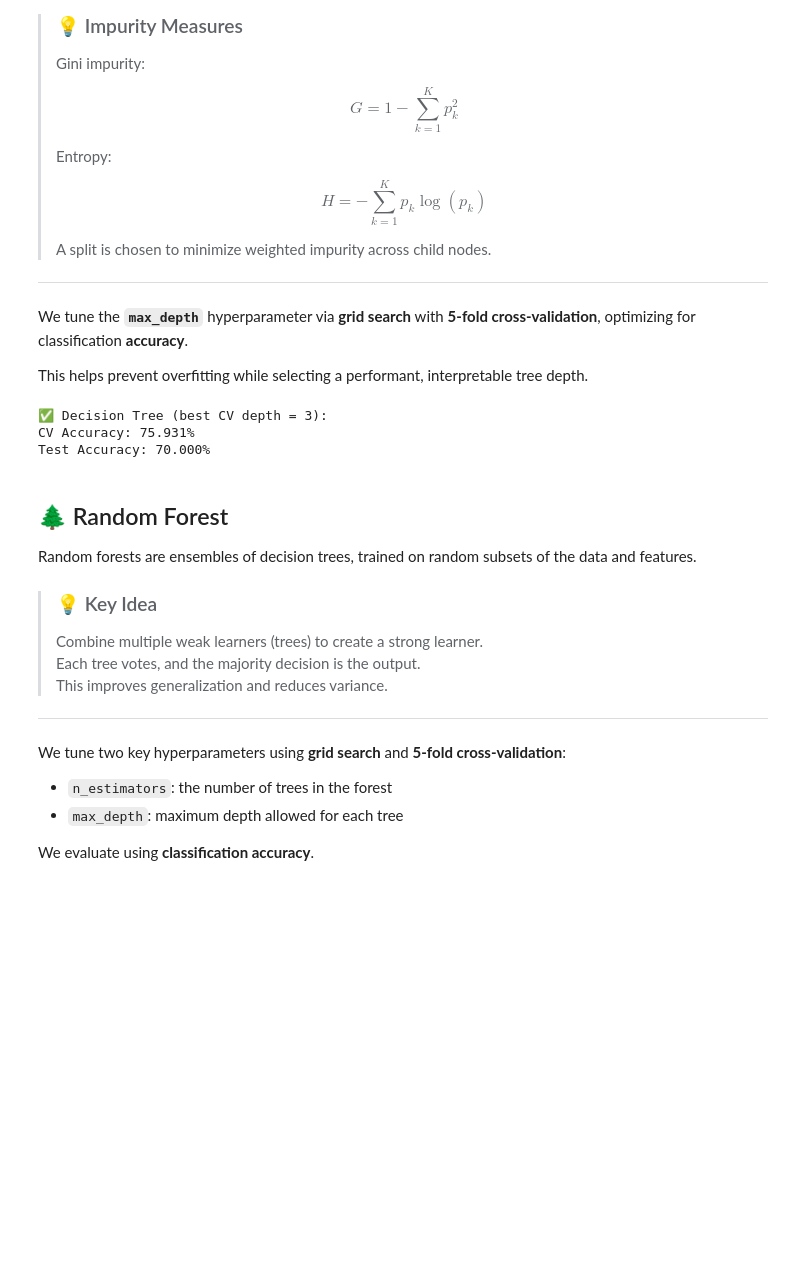
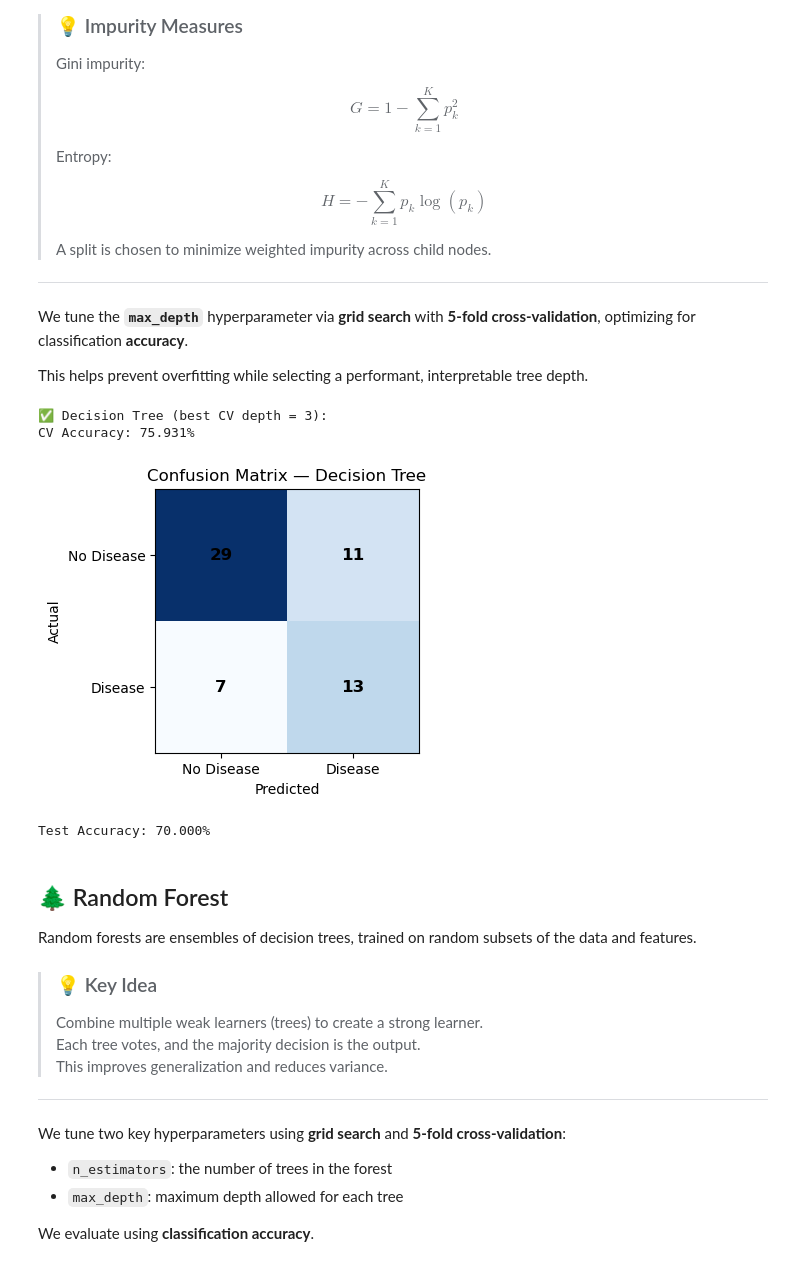
Before and after one commit to christian-hobelsberger/Heart_Disease_Interpretability, a Jupyter notebook: Heart_Disease_Interpretability.ipynb, the cells around one changed output. Saved outputs shown, nothing was run; the diff lists cells and outputs as text; code cells hidden in the pictures; blank space fills up the shorter version.

```diff
--- a/Heart_Disease_Interpretability.ipynb
+++ b/Heart_Disease_Interpretability.ipynb
@@ -270,25 +277,27 @@ This helps prevent overfitting while selecting a performant, interpretable tree
 # %%
 # Grid search for best tree depth using cross-validation
 param_grid = {"max_depth": [2, 3, 4, 5, 6]}
 best_tree, best_params, best_score = grid_search_cv(
     ModelClass=DecisionTree,
     param_grid=param_grid,
     X=X_train,
     y=y_train,
     metric_fn=accuracy,
     k=5,
     seed=42
 )
 
 # Evaluate best model on test set
 y_pred_tree = best_tree.predict(X_test)
 print(f"✅ Decision Tree (best CV depth = {best_params['max_depth']}):")
 print(f"CV Accuracy: {best_score:.3f}%")
+plot_confusion_matrix(y_test, y_pred_tree, model_name="Decision Tree", save_path="assets/decision_tree_confusion_matrix.png")
 print(f"Test Accuracy: {accuracy(y_test, y_pred_tree):.3f}%")
 # %% [output]
 ✅ Decision Tree (best CV depth = 3):
 CV Accuracy: 75.931%
-Test Accuracy: 70.000%
+[figure, added]
+Test Accuracy: 70.000%
 # %% [markdown]
 ## 🌲 Random Forest
 
```
Also changed, not shown: parts of 12 cells of this notebook, 9 other files.
